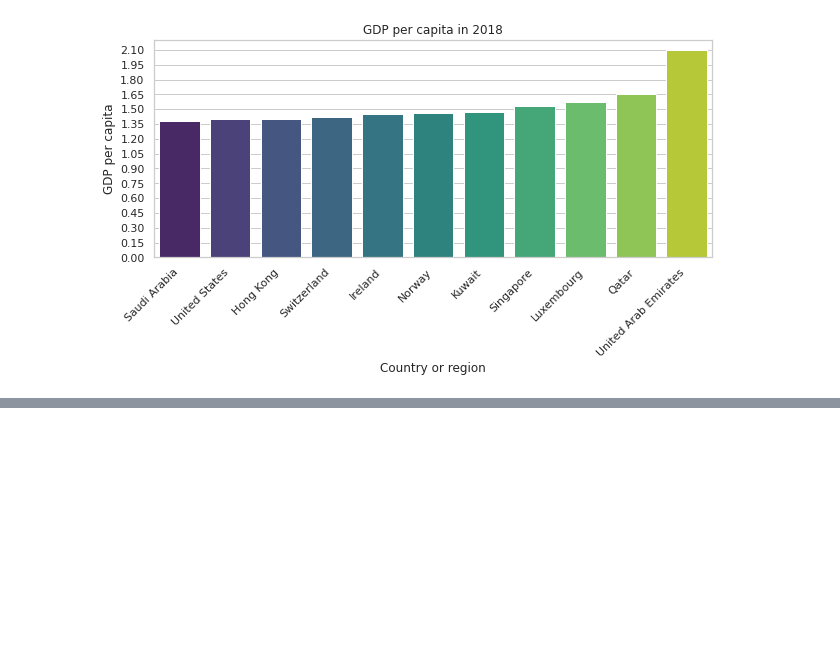
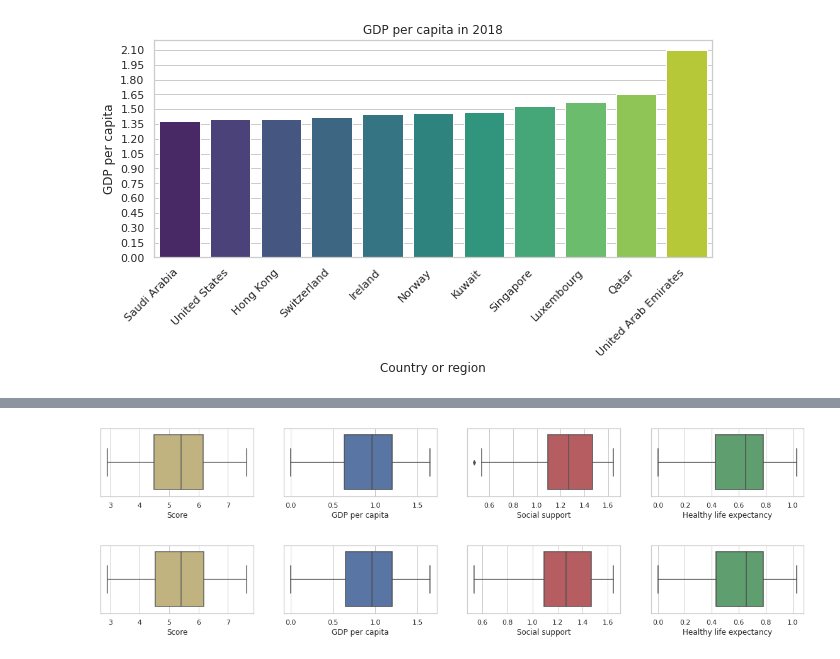
Before and after one commit to ArminD93/WorldHappinessReport, a Jupyter notebook: WorldHappinessReport_2018.ipynb, the cells around one changed output, grey strips where cells are left out. Saved outputs shown, nothing was run; the diff lists cells and outputs as text; code cells hidden in the pictures; blank space fills up the shorter version.

```diff
--- a/WorldHappinessReport_2018.ipynb
+++ b/WorldHappinessReport_2018.ipynb
@@ -129,0 +155,50 @@ plt.show()
+# %%
+colNames = ['Score','GDP per capita', 'Social support', 'Healthy life expectancy']
+
+# wyznaczamy dolną część pudełka (lewa część)
+Q1 = happiness2018[colNames].quantile(0.25)
+
+# wyznaczamy górną część pudełka (prawa część)
+Q3 =  happiness2018[colNames].quantile(0.75)
+
+# IQR - rozstęp kwartylowy
+IQR = Q3 - Q1
+
+outlier_condit =  ((happiness2018[colNames] < (Q1 - 1.5*IQR)) | (happiness2018[colNames] > (Q3 + 1.5*IQR)) )
+
+happiness2018_iqr = happiness2018[colNames][~outlier_condit.any(axis=1)]
+
+
+fig, axes = plt.subplots(1,4, figsize=(20,2))
+
+sns.boxplot(  x="Score", data=happiness2018_iqr, ax=axes[0], color='y')
+sns.boxplot(  x="GDP per capita", data=happiness2018_iqr, ax=axes[1], color='b')
+sns.boxplot(  x="Social support", data=happiness2018_iqr, ax=axes[2], color='r')
+sns.boxplot(  x="Healthy life expectancy", data=happiness2018_iqr, ax=axes[3], color='g')
+plt.show()
+# %% [output]
+[figure, added]
+# %%
+# wyznaczamy dolną część pudełka (lewa część)
+Q1 = happiness2018_iqr[colNames].quantile(0.25)
+
+# wyznaczamy górną część pudełka (prawa część)
+Q3 =  happiness2018_iqr[colNames].quantile(0.75)
+
+# IQR - rozstęp kwartylowy
+IQR = Q3 - Q1
+
+outlier_condit =  ((happiness2018_iqr[colNames] < (Q1 - 1.5*IQR)) | (happiness2018_iqr[colNames] > (Q3 + 1.5*IQR)) )
+
+happiness2018_iqr = happiness2018_iqr[colNames][~outlier_condit.any(axis=1)]
+happiness2018_iqr
+
+fig, axes = plt.subplots(1,4, figsize=(20,2))
+
+sns.boxplot(  x="Score", data=happiness2018_iqr, ax=axes[0], color='y')
+sns.boxplot(  x="GDP per capita", data=happiness2018_iqr, ax=axes[1], color='b')
+sns.boxplot(  x="Social support", data=happiness2018_iqr, ax=axes[2], color='r')
+sns.boxplot(  x="Healthy life expectancy", data=happiness2018_iqr, ax=axes[3], color='g')
+plt.show()
+# %% [output]
+[figure, added]
```
Also changed, not shown: parts of 9 cells of this notebook.
